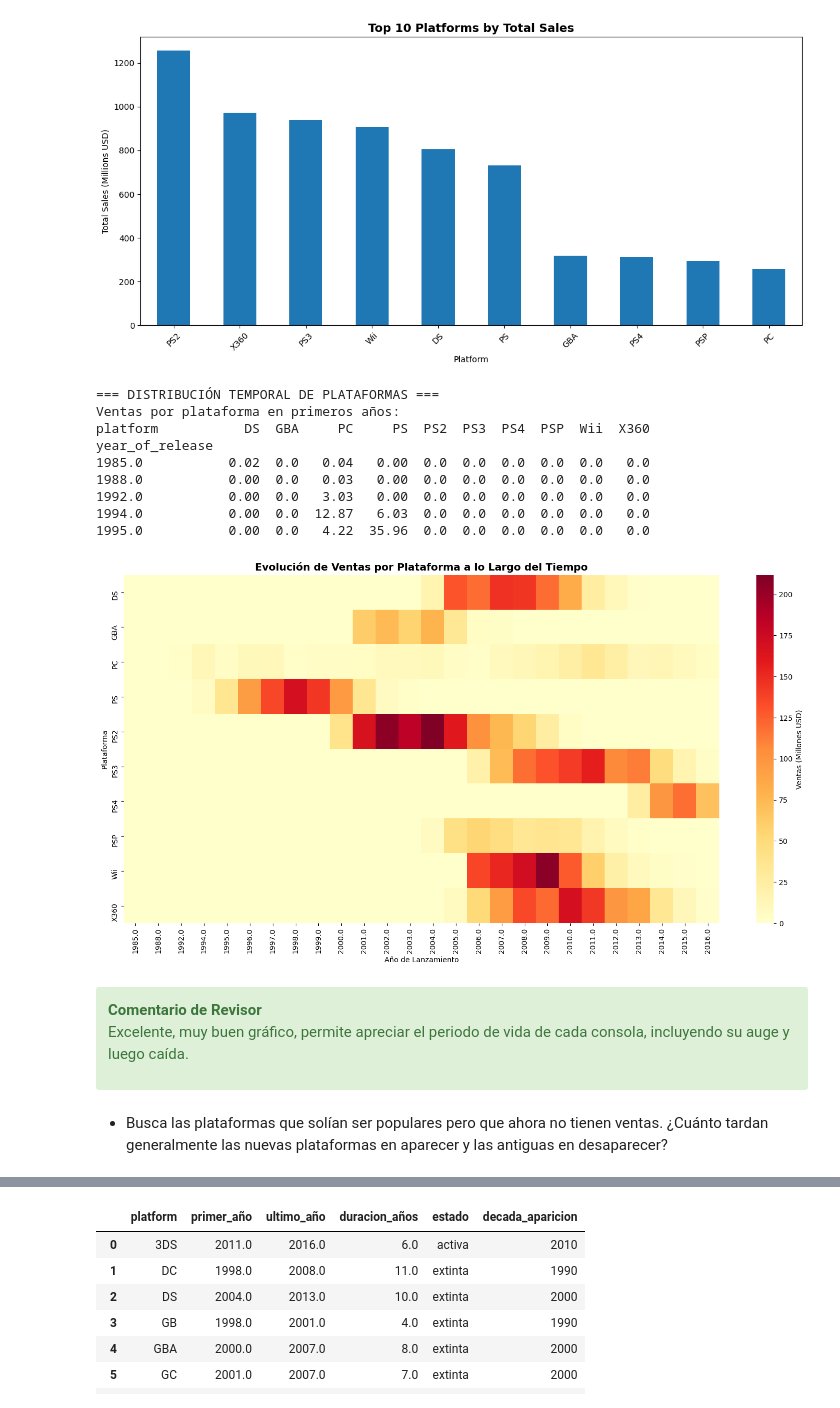
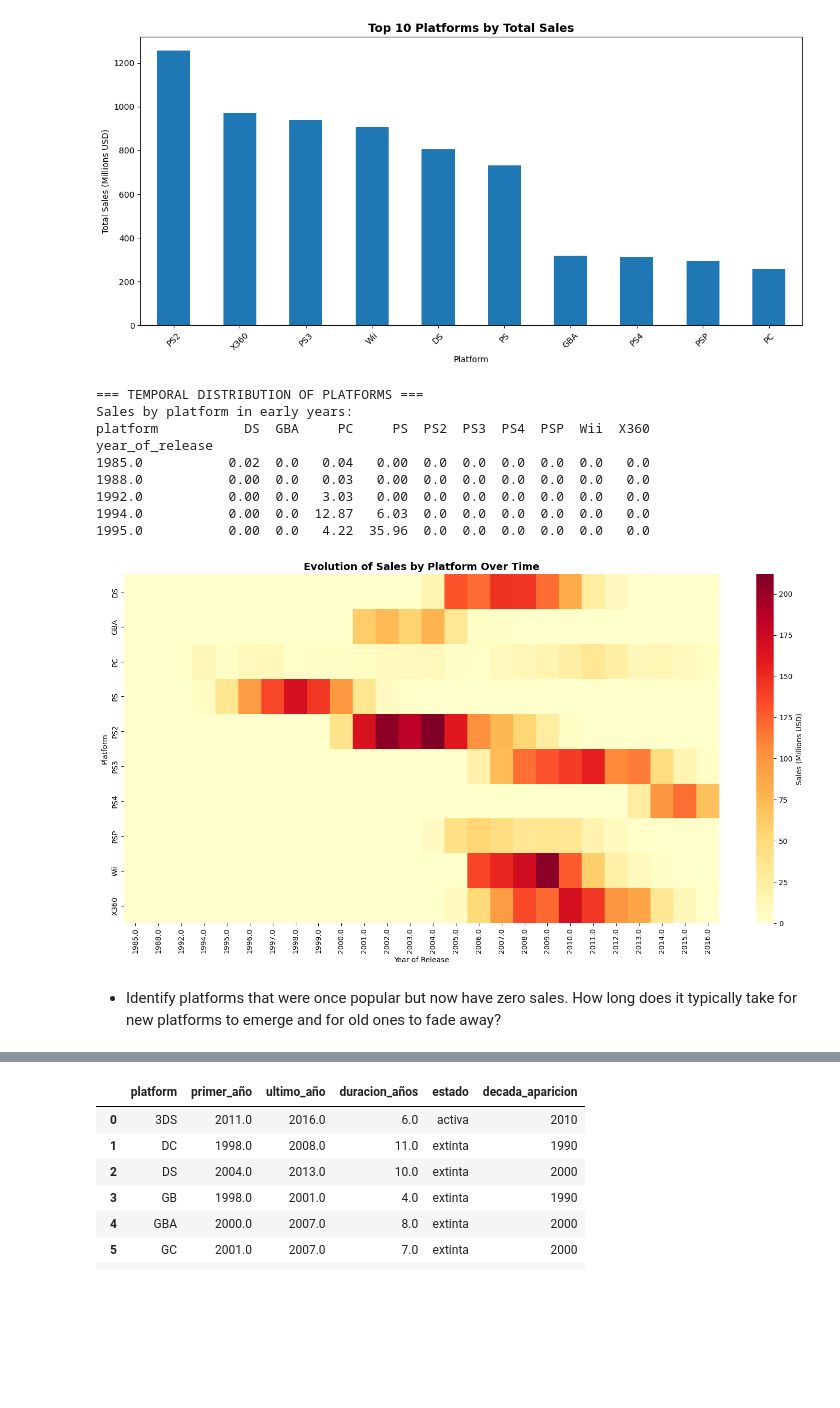
Before and after one commit to juliethrodri24-web/analisis_ventas_videojuegos_tienda, a Jupyter notebook: notebook.ipynb, the cells around one changed output, grey strips where cells are left out. Cells and saved outputs as stored; diff of their text form; code cells hidden in the pictures; blank space fills up the shorter version.

```diff
--- a/notebook.ipynb
+++ b/notebook.ipynb
@@ -541,47 +541,41 @@ N64      218.68
 Name: total_sales, dtype: float64
 [figure]
 # %%
-### ANALIZO LA DISTRIBUCION TEMPORAL DE PLATAFORMAS
+### ANALYZING THE TEMPORAL DISTRIBUTION OF PLATFORMS
 
-print("\n=== DISTRIBUCIÓN TEMPORAL DE PLATAFORMAS ===")
+print("\n=== TEMPORAL DISTRIBUTION OF PLATFORMS ===")
 
-# Seleccionar top 10 plataformas para análisis detallado
+# Selecting the top 10 platforms for detailed analysis
 top_platforms = platform_sales.head(10).index.tolist()
 
-# Crear tabla pivote: años vs plataformas
+# Creating a pivot table: years vs platforms
 platform_year_sales = df_games[df_games['platform'].isin(top_platforms)].groupby(
     ['year_of_release', 'platform'])['total_sales'].sum().unstack(fill_value=0)
 
-# Mostrar primeros años
-print("Ventas por plataforma en primeros años:")
+# Display early years
+print("Sales by platform in early years:")
 print(platform_year_sales.head())
 
-# Crear heatmap para visualizar patrones temporales
+# Create a heatmap to visualize temporal patterns
 plt.figure(figsize=(15, 8))
-sns.heatmap(platform_year_sales.T, cmap='YlOrRd', cbar_kws={'label': 'Ventas (Millones USD)'})
-plt.title('Evolución de Ventas por Plataforma a lo Largo del Tiempo', fontsize=14, fontweight='bold')
-plt.xlabel('Año de Lanzamiento')
-plt.ylabel('Plataforma')
+import seaborn as sns # Ensure seaborn is imported
+sns.heatmap(platform_year_sales.T, cmap='YlOrRd', cbar_kws={'label': 'Sales (Millions USD)'})
+plt.title('Evolution of Sales by Platform Over Time', fontsize=14, fontweight='bold')
+plt.xlabel('Year of Release')
+plt.ylabel('Platform')
 plt.tight_layout()
 plt.show()
 # %% [output]
-=== DISTRIBUCIÓN TEMPORAL DE PLATAFORMAS ===
-Ventas por plataforma en primeros años:
+=== TEMPORAL DISTRIBUTION OF PLATFORMS ===
+Sales by platform in early years:
 platform           DS  GBA     PC     PS  PS2  PS3  PS4  PSP  Wii  X360
 year_of_release
 1985.0           0.02  0.0   0.04   0.00  0.0  0.0  0.0  0.0  0.0   0.0
 1988.0           0.00  0.0   0.03   0.00  0.0  0.0  0.0  0.0  0.0   0.0
 1992.0           0.00  0.0   3.03   0.00  0.0  0.0  0.0  0.0  0.0   0.0
 1994.0           0.00  0.0  12.87   6.03  0.0  0.0  0.0  0.0  0.0   0.0
 1995.0           0.00  0.0   4.22  35.96  0.0  0.0  0.0  0.0  0.0   0.0
-[figure, old version]
+[figure, new version]
-# %% [markdown]
-<div class="alert alert-block alert-success">
-<b>Comentario de Revisor            </b> <a class="tocSkip"></a>
-
-Excelente, muy buen gráfico, permite apreciar el periodo de vida de cada consola, incluyendo su auge y luego caída.
-
-</div>
 # %% [markdown]
-- Busca las plataformas que solían ser populares pero que ahora no tienen ventas. ¿Cuánto tardan generalmente las nuevas plataformas en aparecer y las antiguas en desaparecer?
+- Identify platforms that were once popular but now have zero sales. How long does it typically take for new platforms to emerge and for old ones to fade away?
 # %%
```
Also changed, not shown: parts of 4 cells of this notebook.
